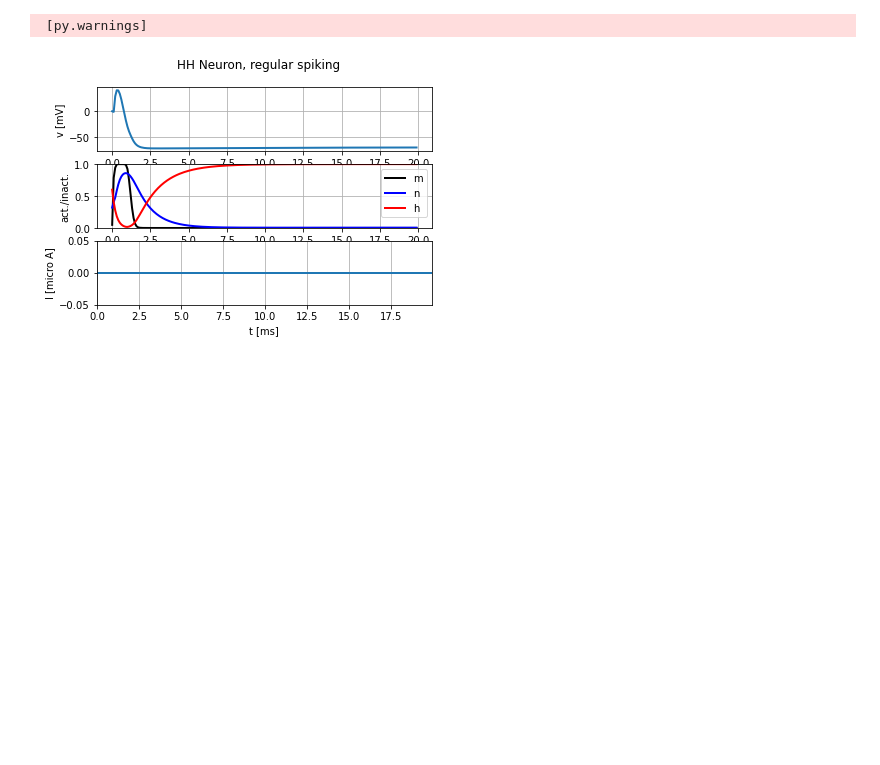
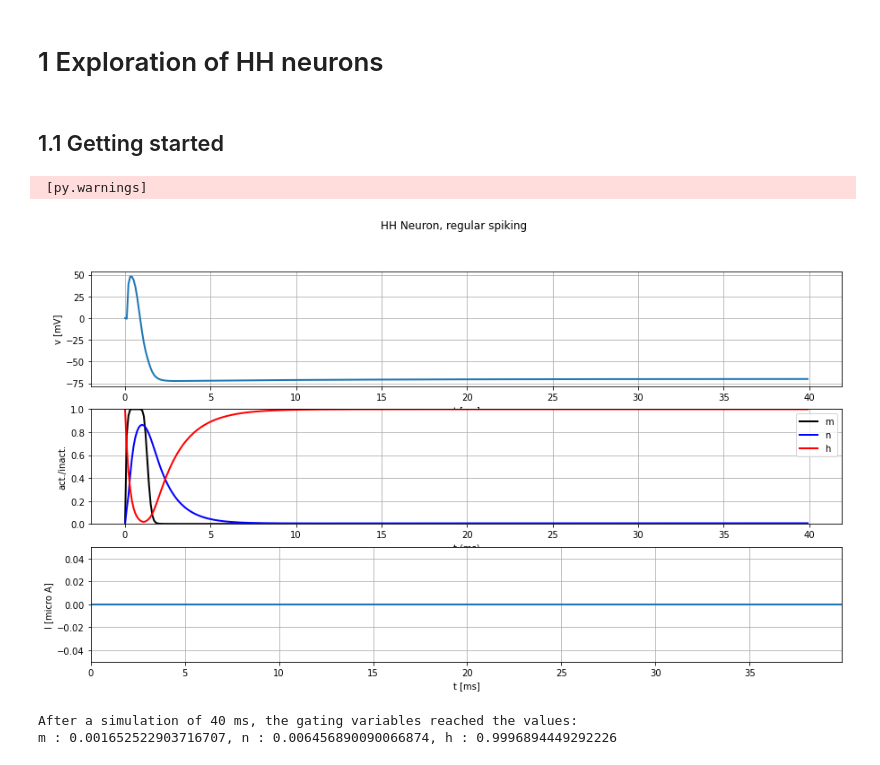
Before and after one commit to Thomas-debug-creator/SingleNeuron-HH2AdEx, a Jupyter notebook: first_notebook.ipynb, the cells around one changed output. Drawn from its saved outputs; the diff is of its cells as text; code cells hidden in the pictures; blank space fills up the shorter version.

```diff
--- a/first_notebook.ipynb
+++ b/first_notebook.ipynb
@@ -5,6 +5,8 @@ import matplotlib.pyplot as plt
 import numpy as np
 from neurodynex3.hodgkin_huxley import HH
 from neurodynex3.tools import input_factory
+# %% [markdown]
+# 1 Exploration of HH neurons
 # %%
 def plot_data(state_monitor, title=None, model_type = "regular"):
     """Plots the state_monitor variables ["vm", "I_e", "m", "n", "h"] vs. time.
@@ -70,10 +72,13 @@ def plot_data(state_monitor, title=None, model_type = "regular"):
         plt.suptitle(title)
 
     plt.show()
+# %% [markdown]
+## 1.1 Getting started
 # %%
 def simulate_HH_neuron_regular(input_current, simulation_time):
 
-    """A Hodgkin-Huxley neuron implemented in Brian2.
+    """A regular Hodgkin-Huxley neuron implemented in Brian2. Parameters are set
+    according to their values in the pdf.
 
     Args:
         input_current (TimedArray): Input current injected into the HH neuron
@@ -81,7 +86,7 @@ def simulate_HH_neuron_regular(input_current, simulation_time):
 
     Returns:
         StateMonitor: Brian2 StateMonitor with recorded fields
-        ["vm", "I_e", "m", "n", "h"]
+        ["vm", "I_e", "m", "n", "h", "I_Na", "I_K"]
     """
 
     # neuron parameters with their specific values
@@ -116,9 +121,9 @@ def simulate_HH_neuron_regular(input_current, simulation_time):
 
     # parameter initialization
     neuron.vm = 0
-    neuron.m = 0.05
-    neuron.h = 0.60
-    neuron.n = 0.32
+    neuron.m = 0
+    neuron.h = 1
+    neuron.n = 0
 
     # tracking parameters
     st_mon = b2.StateMonitor(neuron, ["vm", "I_e", "m", "n", "h", "I_Na", "I_K"], record=True)
@@ -131,12 +136,18 @@ def simulate_HH_neuron_regular(input_current, simulation_time):
     return st_mon
 # %%
 I_min = 0
-current = input_factory.get_step_current(0, 100, b2.ms, I_min *b2.uA)
-state_monitor = simulate_HH_neuron_regular(current, 20 * b2.ms)
+sim_time = 40
+current = input_factory.get_step_current(0, 5, b2.ms, I_min *b2.uA)
+state_monitor = simulate_HH_neuron_regular(current, sim_time * b2.ms)
 HH.plot_data(state_monitor, title="HH Neuron, regular spiking")
+
+print(f'After a simulation of {sim_time} ms, the gating variables reached the values: ')
+print(f'm : {state_monitor.m[0,-1]}, n : {state_monitor.n[0,-1]}, h : {state_monitor.h[0,-1]}')
 # %% [output]
  [py.warnings]
-[figure, old version]
+[figure, new version]
+After a simulation of 40 ms, the gating variables reached the values:
+m : 0.001652522903716707, n : 0.006456890090066874, h : 0.9996894449292226
 # %%
 def simulate_HH_neuron_adaptive(input_current, simulation_time):
 
```
Also changed, not shown: parts of 8 cells of this notebook.
